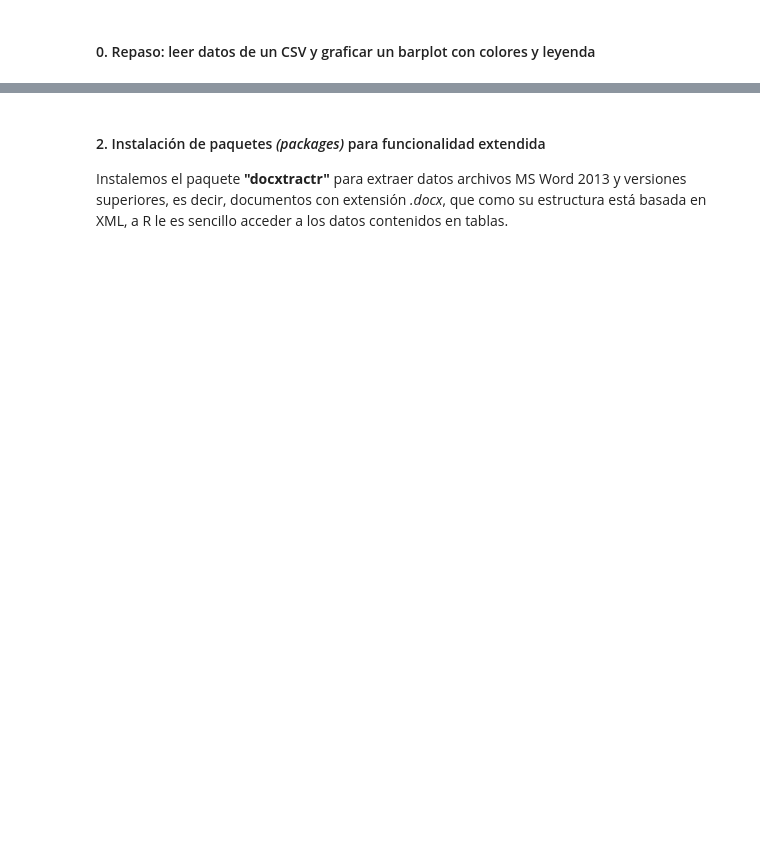
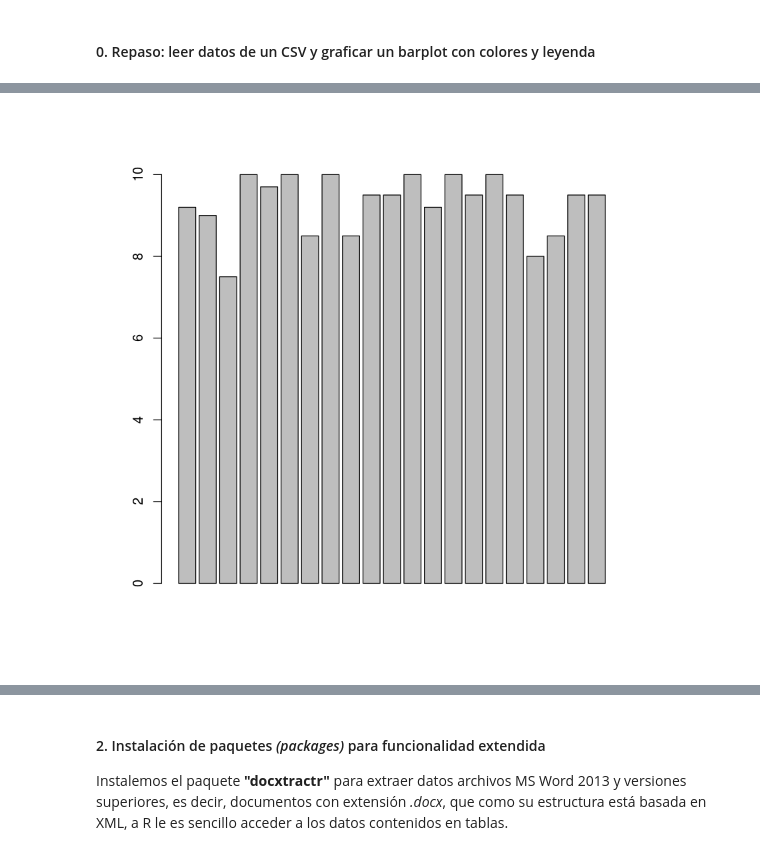
Before and after one commit to juanpedrovasquez/CUCII-StatsEdu, a Jupyter notebook: 02_Apuntes.ipynb, the cells around one changed output, grey strips where cells are left out. Saved outputs shown, nothing was run; the diff lists cells and outputs as text; code cells hidden in the pictures; blank space fills up the shorter version.

```diff
--- a/02_Apuntes.ipynb
+++ b/02_Apuntes.ipynb
@@ -9,0 +16,3 @@
+# %%
+datos <- read.csv("5tobimLimpio.csv")
+head(datos) #esta orden sirve para ver el inicio de los datos, la cabecita
@@ -9,0 +27,5 @@
+# %%
+#gráfica de barras del bimestre
+barplot(datos$bim.calif.2)
+# %% [output]
+[figure, added]
```
Also changed, not shown: parts of 34 cells of this notebook.
